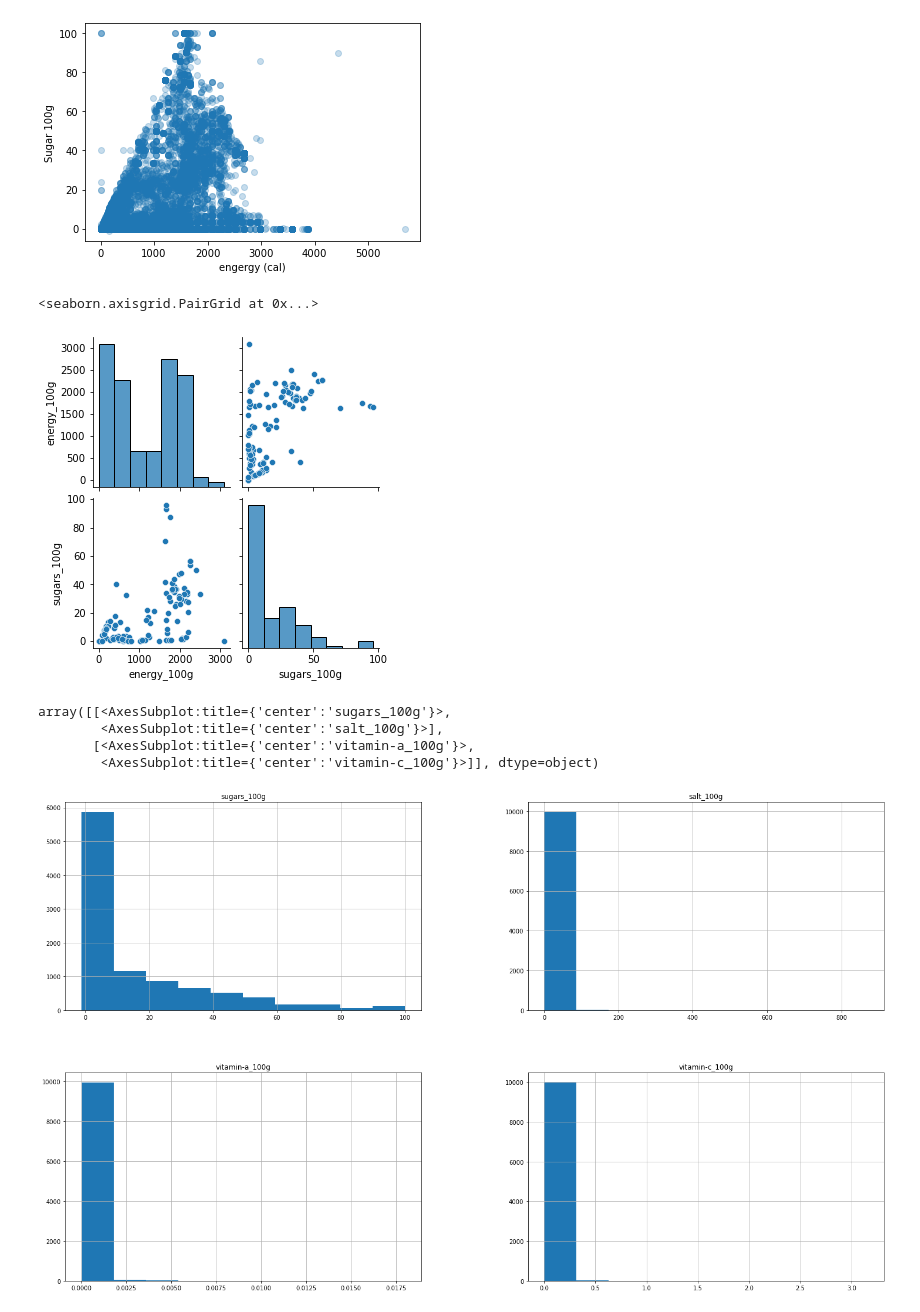
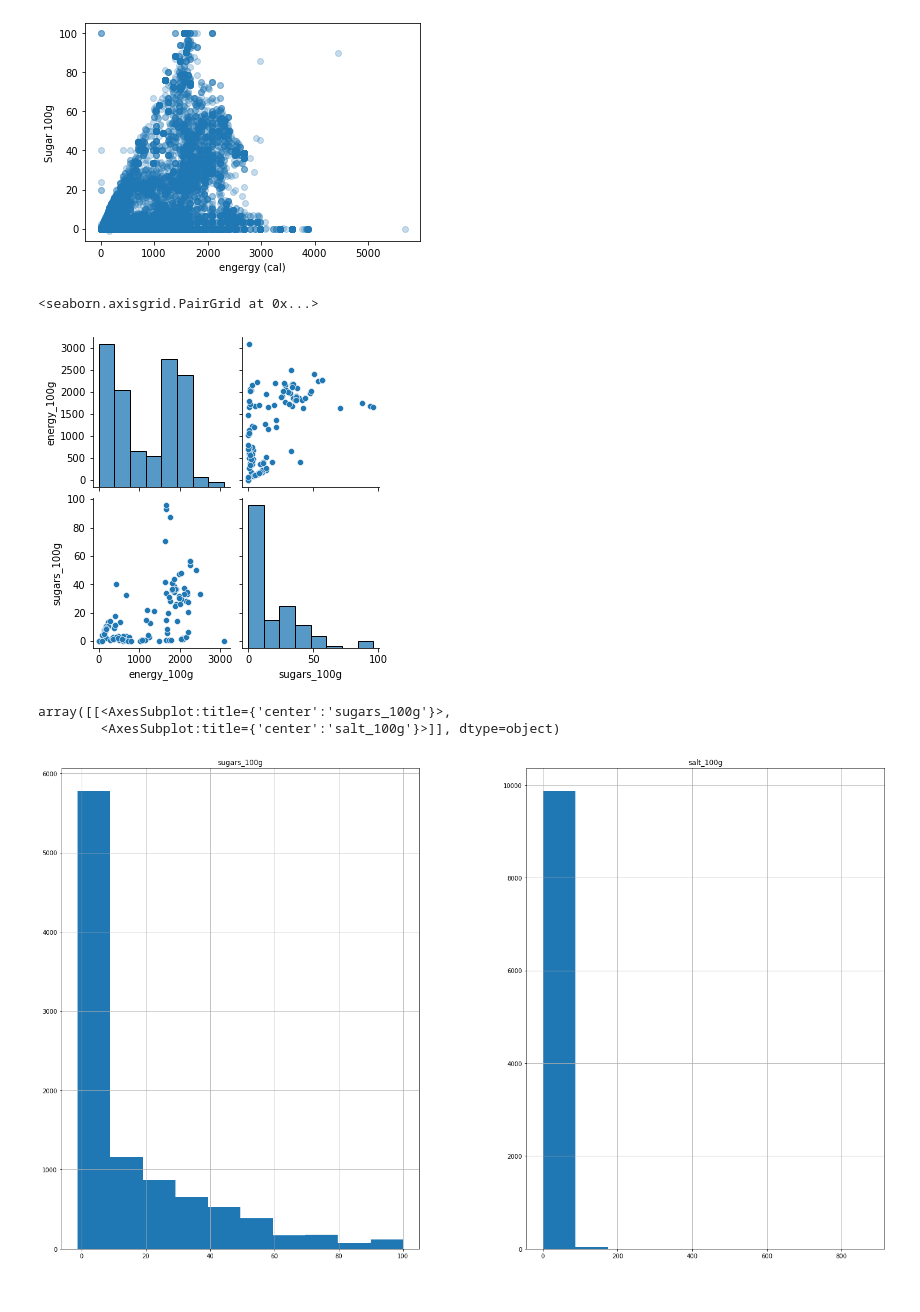
Before and after one commit to phuangkaeo/Food-Fact, a Jupyter notebook: Data Visualization.ipynb, the cells around one changed output. Cells and saved outputs as stored; diff of their text form; code cells hidden in the pictures.

```diff
--- a/Data Visualization.ipynb
+++ b/Data Visualization.ipynb
@@ -84,21 +87,19 @@ plt.show()
 [figure]
 # %%
 #Engergy, Sugar and Nutrition Grade in France
-df2 = df[df.countries == 'France']
+df2 = df[df.countries == 'FR']
 df2 = df2[df2.nutrition_grade_fr != 'u']
 df2 = df2[['countries','energy_100g','sugars_100g','nutrition_grade_fr']]
-df2
+# df2
 
 sns.pairplot(df2)
 # %% [output]
 <seaborn.axisgrid.PairGrid at 0x...>
-[figure, old version]
+[figure, new version]
 # %%
-df3 = df[[ 'sugars_100g', 'salt_100g', 'vitamin-a_100g', 'vitamin-c_100g']]
+df3 = df[[ 'sugars_100g', 'salt_100g']]
 df3.hist(figsize=(25,15))
 # %% [output]
 array([[<AxesSubplot:title={'center':'sugars_100g'}>,
-        <AxesSubplot:title={'center':'salt_100g'}>],
-       [<AxesSubplot:title={'center':'vitamin-a_100g'}>,
-        <AxesSubplot:title={'center':'vitamin-c_100g'}>]], dtype=object)
+        <AxesSubplot:title={'center':'salt_100g'}>]], dtype=object)
-[figure, old version]
+[figure, new version]
```
Also changed, not shown: parts of 15 cells of this notebook.
